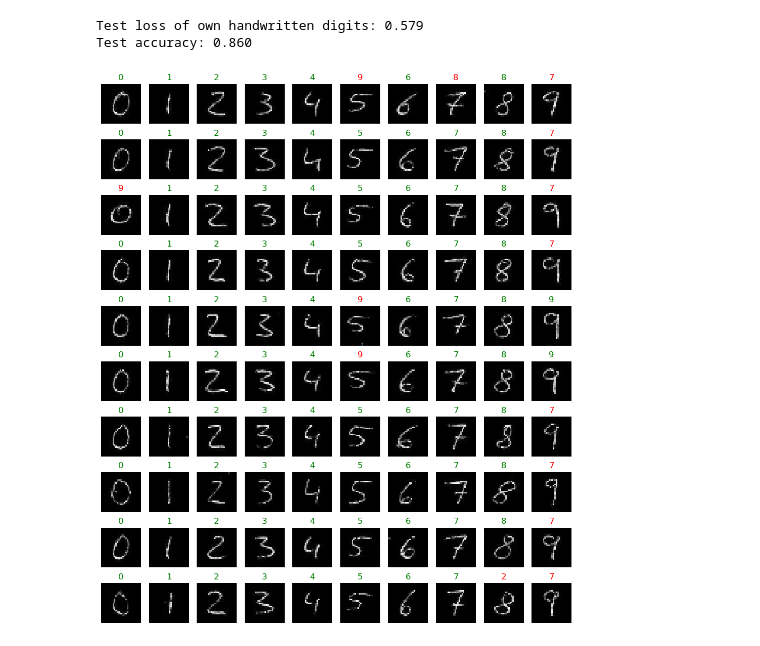
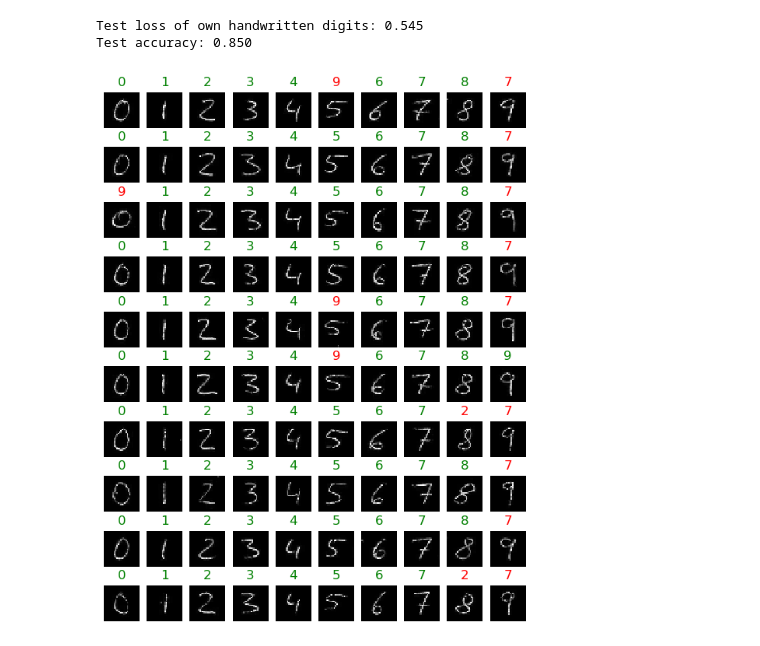
Before and after one commit to stlehmann/ml-mnist, a Jupyter notebook: notebooks/020_cnn_01.ipynb, the cells around one changed output. Saved outputs shown, nothing was run; the diff lists cells and outputs as text; code cells hidden in the pictures.

```diff
--- a/notebooks/020_cnn_01.ipynb
+++ b/notebooks/020_cnn_01.ipynb
@@ -29,15 +29,24 @@ parameters = dict(
 )
 
 # Model creation
-model = Sequential()
-model.add(Conv2D(32, kernel_size=(3, 3), activation="relu", input_shape=(28, 28, 1)))
-model.add(MaxPooling2D(pool_size=(2, 2)))
-model.add(Flatten())
-model.add(Dense(100, activation="relu"))
-model.add(Dense(10, activation="softmax"))
+model1 = Sequential()
+model1.add(Conv2D(32, kernel_size=(3, 3), activation="relu", input_shape=(28, 28, 1)))
+model1.add(MaxPooling2D(pool_size=(2, 2)))
+model1.add(Flatten())
+model1.add(Dense(100, activation="relu"))
+model1.add(Dense(10, activation="softmax"))
 
-model.compile(
+model1.compile(
     loss=categorical_crossentropy,
     optimizer=Adadelta(learning_rate=0.1),
     metrics=["accuracy"]
 )
+history1 = model1.fit(
+    X_train,
+    y_train,
+    batch_size=parameters["batch_size"],
+    epochs=parameters["n_epochs"],
+    verbose=1,
+    validation_data=(X_dev, y_dev),
+)
+mnist.plot_history(history1)
@@ -75,23 +72,22 @@ mnist.plot_history(history)
 # %%
 X_test, y_test = mnist.load_handwritten("handwritten.pkl")
-
-score = model.evaluate(X_test, y_test, verbose=0)
+score = model1.evaluate(X_test, y_test, verbose=0)
 print(f"Test loss of own handwritten digits: {score[0]:.3f}")
 print(f"Test accuracy: {score[1]:.3f}")
 # %% [output]
-Test loss of own handwritten digits: 0.579
-Test accuracy: 0.860
+Test loss of own handwritten digits: 0.545
+Test accuracy: 0.850
 # %%
 sns.reset_defaults()
-y_pred = model.predict_classes(X_test.reshape(-1, 28, 28, 1))
+y_pred = model1.predict_classes(X_test.reshape(-1, 28, 28, 1))
 
-fig = plt.figure(figsize=(12, 14))
+fig = plt.figure(figsize=(7, 9))
 
 for i in range(100):
     ax = fig.add_subplot(10, 10, i+1)
     plt.imshow(X_test[i].reshape(28, 28), cmap="gray")
     plt.axis("off")
     correct = y_pred[i] == np.argmax(y_test[i])
     plt.title(y_pred[i], color="green" if correct else "red");
 # %% [output]
-[figure, old version]
+[figure, new version]
```
Also changed, not shown: parts of 15 cells of this notebook.
